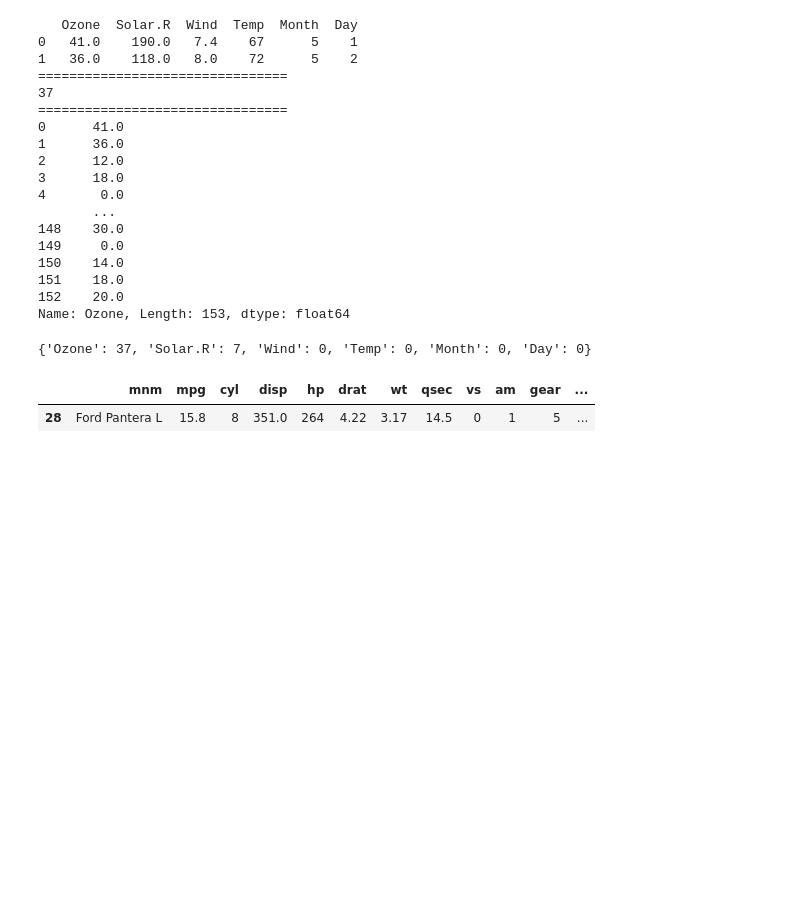
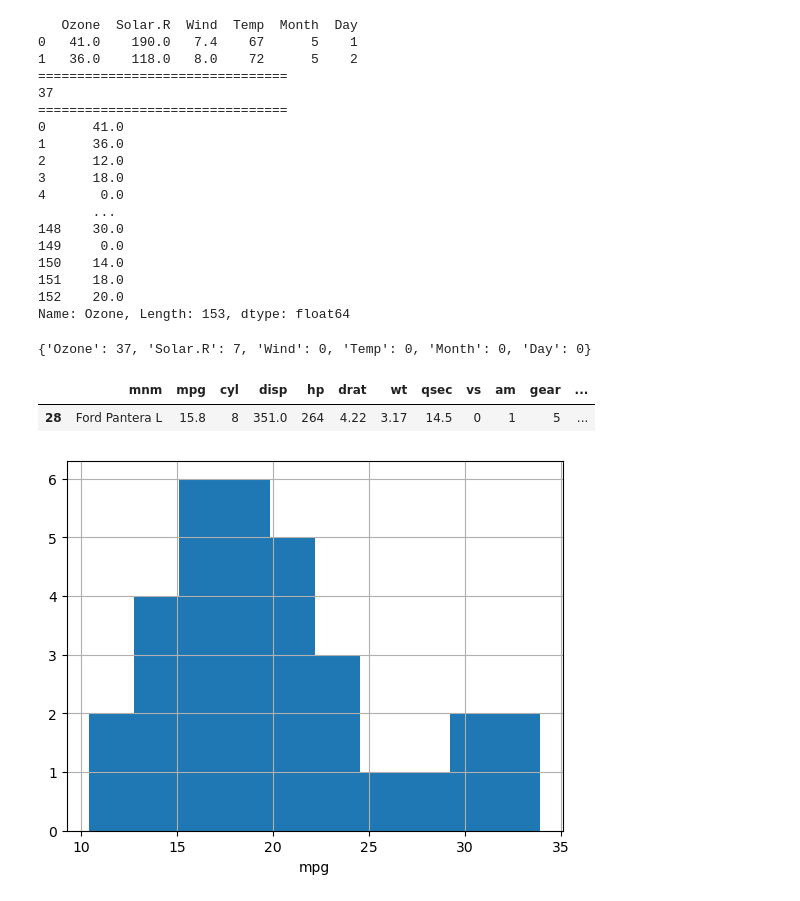
Before and after one commit to timschott/interview-prep, a Jupyter notebook: ds/ds-practice.ipynb, the cells around one changed output. Saved outputs shown, nothing was run; the diff lists cells and outputs as text; code cells hidden in the pictures; blank space fills up the shorter version.

```diff
--- a/ds/ds-practice.ipynb
+++ b/ds/ds-practice.ipynb
@@ -267,3 +268,11 @@ mtcars[mtcars['mnm'].str.lower().str.match('[a-z]+\s[a-z]+\s[a-z]+')]
 # %% [output]
 |  | mnm | mpg | cyl | disp | hp | drat | wt | qsec | vs | am | gear | ... |
 | 28 | Ford Pantera L | 15.8 | 8 | 351.0 | 264 | 4.22 | 3.17 | 14.5 | 0 | 1 | 5 | ... |
+# %%
+# basic plot
+# plot mtcars mpg as a histogram
+mtcars.mpg.hist()
+plt.xlabel("mpg");
+plt.show()
+# %% [output]
+[figure, added]
```
Also changed, not shown: parts of 3 cells of this notebook, 1 other file.
